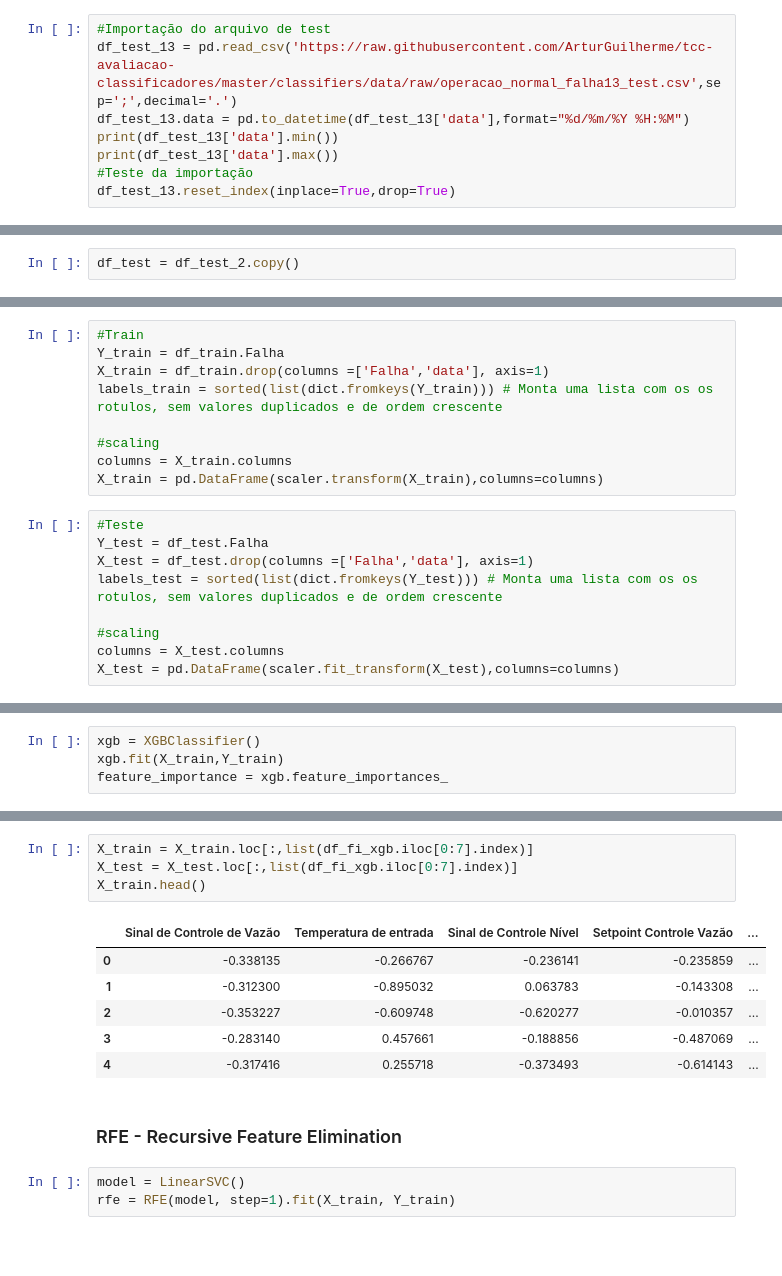
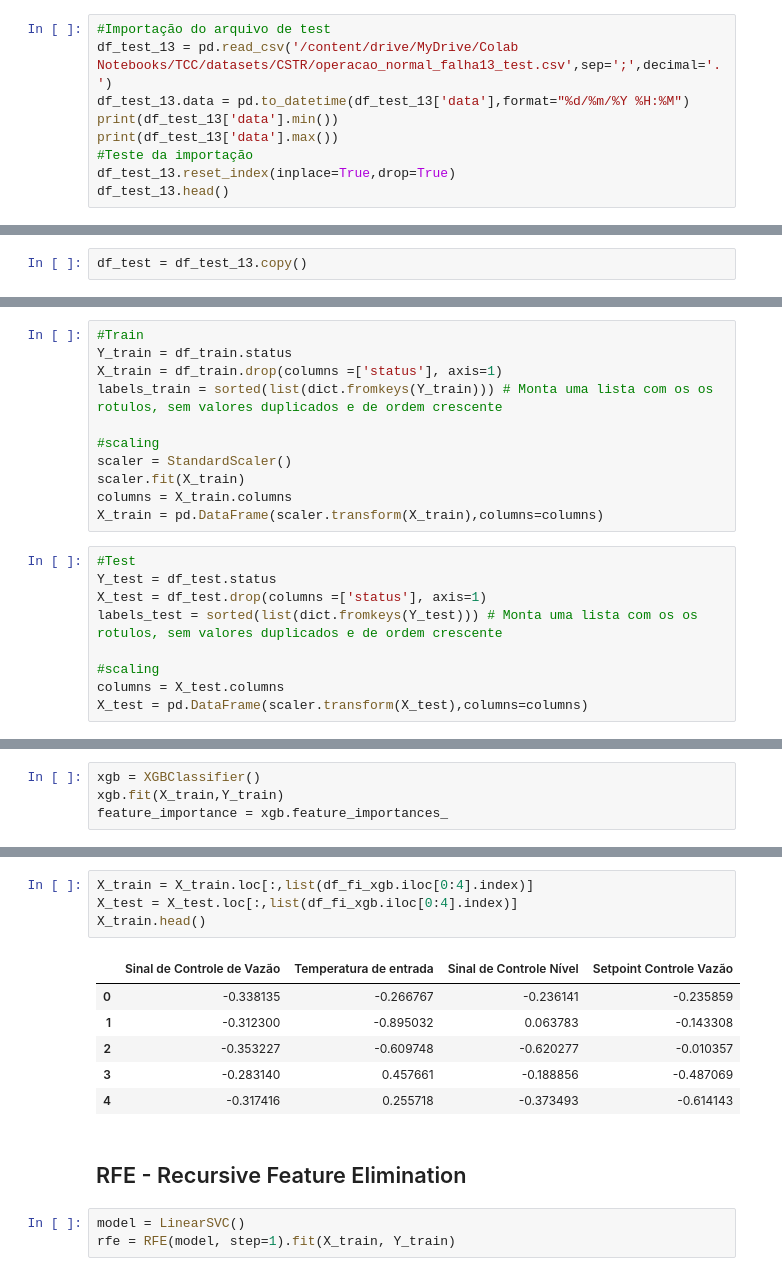
Before and after one commit to ArturGuilherme/tcc-avaliacao-classificadores, a Jupyter notebook: notebooks/performance_modelos_tcc.ipynb, the cells around one changed output, grey strips where cells are left out. Cells and saved outputs as stored; diff of their text form; blank space fills up the shorter version.

```diff
--- a/notebooks/performance_modelos_tcc.ipynb
+++ b/notebooks/performance_modelos_tcc.ipynb
@@ -97,11 +119,12 @@ df_test_3.reset_index(inplace=True,drop=True)
 # %%
 #Importação do arquivo de test
-df_test_13 = pd.read_csv('https://raw.githubusercontent.com/ArturGuilherme/tcc-avaliacao-classificadores/master/classifiers/data/raw/operacao_normal_falha13_test.csv',sep=';',decimal='.')
+df_test_13 = pd.read_csv('/content/drive/MyDrive/Colab Notebooks/TCC/datasets/CSTR/operacao_normal_falha13_test.csv',sep=';',decimal='.')
 df_test_13.data = pd.to_datetime(df_test_13['data'],format="%d/%m/%Y %H:%M")
 print(df_test_13['data'].min())
 print(df_test_13['data'].max())
 #Teste da importação
 df_test_13.reset_index(inplace=True,drop=True)
+df_test_13.head()
 # %% [output]
 2021-03-20 00:10:00
 2021-03-22 02:10:00
@@ -108,5 +137,5 @@ df_test_13.reset_index(inplace=True,drop=True)
 # %%
-df_test = df_test_2.copy()
+df_test = df_test_13.copy()
 # %% [markdown]
 # Análise Exploratória dos dados
 # %% [markdown]
@@ -238,19 +314,21 @@ StandardScaler(copy=True, with_mean=True, with_std=True)
 # %%
 #Train
-Y_train = df_train.Falha
-X_train = df_train.drop(columns =['Falha','data'], axis=1)
+Y_train = df_train.status
+X_train = df_train.drop(columns =['status'], axis=1)
 labels_train = sorted(list(dict.fromkeys(Y_train))) # Monta uma lista com os os rotulos, sem valores duplicados e de ordem crescente
 
 #scaling
+scaler = StandardScaler()
+scaler.fit(X_train)
 columns = X_train.columns
 X_train = pd.DataFrame(scaler.transform(X_train),columns=columns)
 # %%
-#Teste
-Y_test = df_test.Falha
-X_test = df_test.drop(columns =['Falha','data'], axis=1)
+#Test
+Y_test = df_test.status
+X_test = df_test.drop(columns =['status'], axis=1)
 labels_test = sorted(list(dict.fromkeys(Y_test))) # Monta uma lista com os os rotulos, sem valores duplicados e de ordem crescente
 
 #scaling
 columns = X_test.columns
-X_test = pd.DataFrame(scaler.fit_transform(X_test),columns=columns)
+X_test = pd.DataFrame(scaler.transform(X_test),columns=columns)
 # %% [markdown]
@@ -273,16 +351,16 @@ sns.barplot(x=df_fi_xgb['feature_importance'],y=df_fi_xgb.index,data=df_fi_xgb);
 # %%
-X_train = X_train.loc[:,list(df_fi_xgb.iloc[0:7].index)]
-X_test = X_test.loc[:,list(df_fi_xgb.iloc[0:7].index)]
+X_train = X_train.loc[:,list(df_fi_xgb.iloc[0:4].index)]
+X_test = X_test.loc[:,list(df_fi_xgb.iloc[0:4].index)]
 X_train.head()
 # %% [output]
-|  | Sinal de Controle de Vazão | Temperatura de entrada | Sinal de Controle Nível | Setpoint Controle Vazão | ... |
-| 0 | -0.338135 | -0.266767 | -0.236141 | -0.235859 | ... |
-| 1 | -0.312300 | -0.895032 | 0.063783 | -0.143308 | ... |
-| 2 | -0.353227 | -0.609748 | -0.620277 | -0.010357 | ... |
-| 3 | -0.283140 | 0.457661 | -0.188856 | -0.487069 | ... |
-| 4 | -0.317416 | 0.255718 | -0.373493 | -0.614143 | ... |
+|  | Sinal de Controle de Vazão | Temperatura de entrada | Sinal de Controle Nível | Setpoint Controle Vazão |
+| 0 | -0.338135 | -0.266767 | -0.236141 | -0.235859 |
+| 1 | -0.312300 | -0.895032 | 0.063783 | -0.143308 |
+| 2 | -0.353227 | -0.609748 | -0.620277 | -0.010357 |
+| 3 | -0.283140 | 0.457661 | -0.188856 | -0.487069 |
+| 4 | -0.317416 | 0.255718 | -0.373493 | -0.614143 |
 # %% [markdown]
-### RFE - Recursive Feature Elimination
+## RFE - Recursive Feature Elimination
 # %%
 model = LinearSVC()
 rfe = RFE(model, step=1).fit(X_train, Y_train)
```
Also changed, not shown: parts of 115 cells of this notebook, 3 other files.
